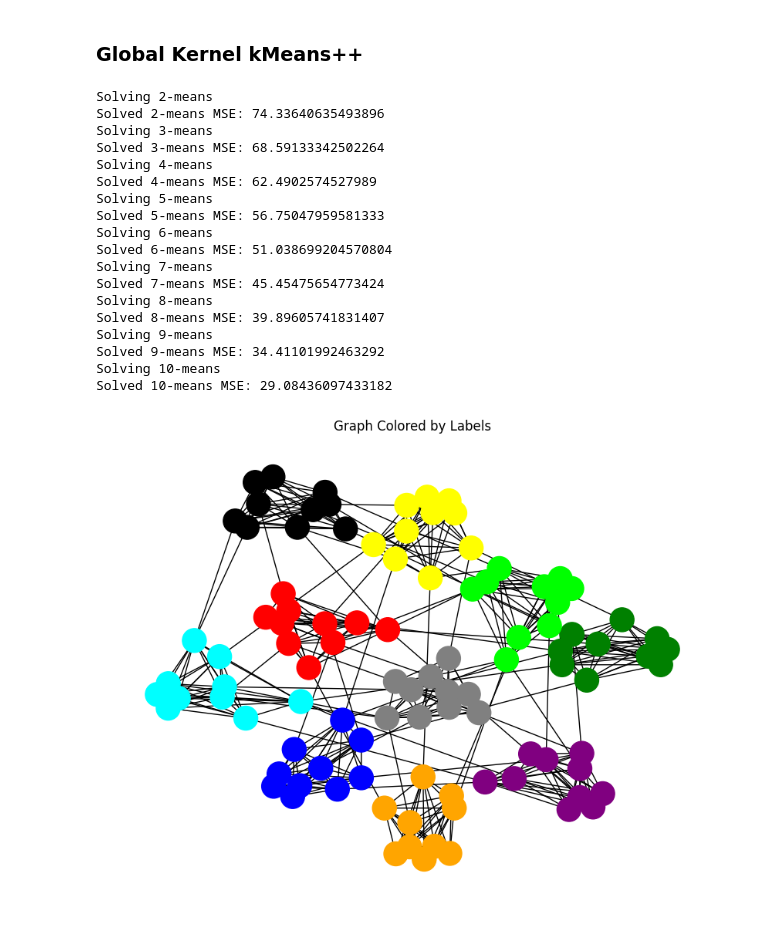
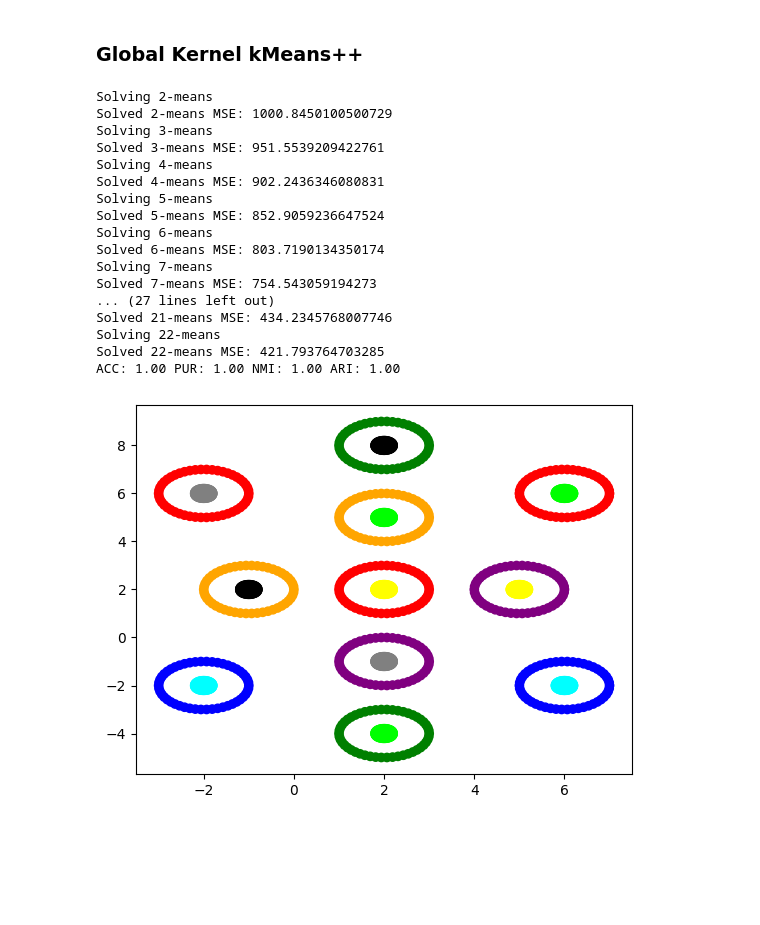
Before and after one commit to gvardakas/global-kernel-k-means-pp, a Jupyter notebook: Kernel k-means.ipynb, the cells around one changed output. Cells and saved outputs as stored; diff of their text form; code cells hidden in the pictures; blank space fills up the shorter version.

Commit message:
Final Fix of Sequential in Global Kernel KMeans

```diff
--- a/Kernel k-means.ipynb
+++ b/Kernel k-means.ipynb
@@ -17,7 +14,7 @@ Install h5py to use hdf5 features: http://docs.h5py.org/
 # %%
 seed = 42
 evaluator = Evaluator()
-graph_is_enabled = True
+graph_is_enabled = False
 kMeans_is_enabled = False
 kernelKMeans_is_enabled = False
 kernelKMeansPP_is_enabled = True
@@ -150,32 +120,31 @@ Solved 10-means MSE: 29.08436097433182
 ### Global Kernel kMeans++
 # %%
 if(globalKernelKMeansPP_is_enabled):
-    globalKernelKMeansPP = GlobalKernelKMeansPP(n_clusters=K, kernel_matrix=kernel_matrix, n_candidates=10, sampling='sequential', verbose=1)
+    globalKernelKMeansPP = GlobalKernelKMeansPP(n_clusters=K, kernel_matrix=kernel_matrix, n_candidates=100, sampling='sequential', verbose=1)
     globalKernelKMeansPP.fit()
 
     if graph_is_enabled:
         graph.plot_clusters(globalKernelKMeansPP.labels_[K])
     else:
         acc, pur, nmi, ari = evaluator.evaluate_model(y, globalKernelKMeansPP.labels_[K])
         evaluator.print_evaluation()
         rings.plot(X, globalKernelKMeansPP.labels_[K])
 # %% [output]
 Solving 2-means
-Solved 2-means MSE: 74.33640635493896
+Solved 2-means MSE: 1000.8450100500729
 Solving 3-means
-Solved 3-means MSE: 68.59133342502264
+Solved 3-means MSE: 951.5539209422761
 Solving 4-means
-Solved 4-means MSE: 62.4902574527989
+Solved 4-means MSE: 902.2436346080831
 Solving 5-means
-Solved 5-means MSE: 56.75047959581333
+Solved 5-means MSE: 852.9059236647524
 Solving 6-means
-Solved 6-means MSE: 51.038699204570804
+Solved 6-means MSE: 803.7190134350174
 Solving 7-means
-Solved 7-means MSE: 45.45475654773424
-Solving 8-means
-Solved 8-means MSE: 39.89605741831407
-Solving 9-means
-Solved 9-means MSE: 34.41101992463292
-Solving 10-means
-Solved 10-means MSE: 29.08436097433182
+Solved 7-means MSE: 754.543059194273
+... (27 lines left out)
+Solved 21-means MSE: 434.2345768007746
+Solving 22-means
+Solved 22-means MSE: 421.793764703285
+ACC: 1.00 PUR: 1.00 NMI: 1.00 ARI: 1.00
-[figure, old version]
+[figure, new version]
```
Also changed, not shown: parts of 5 cells of this notebook, 1 other file.
